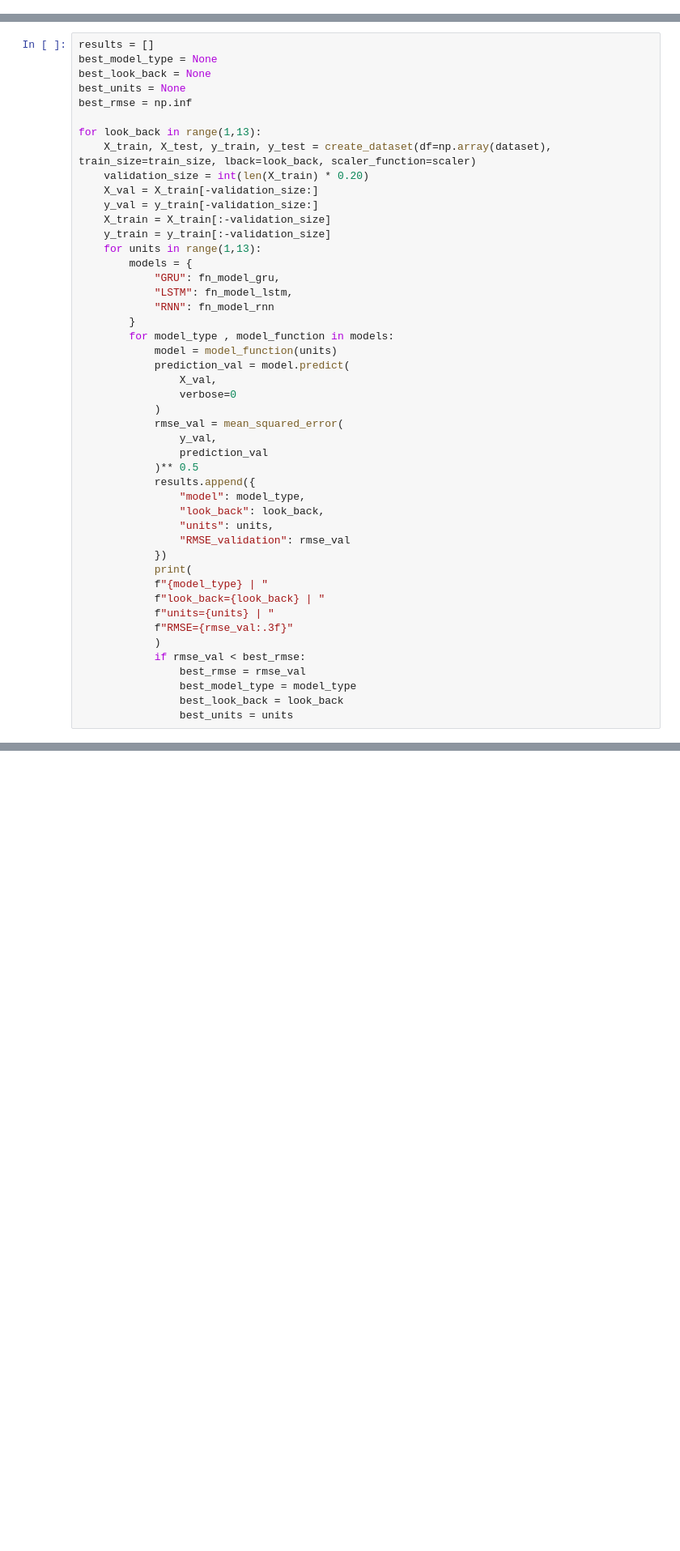
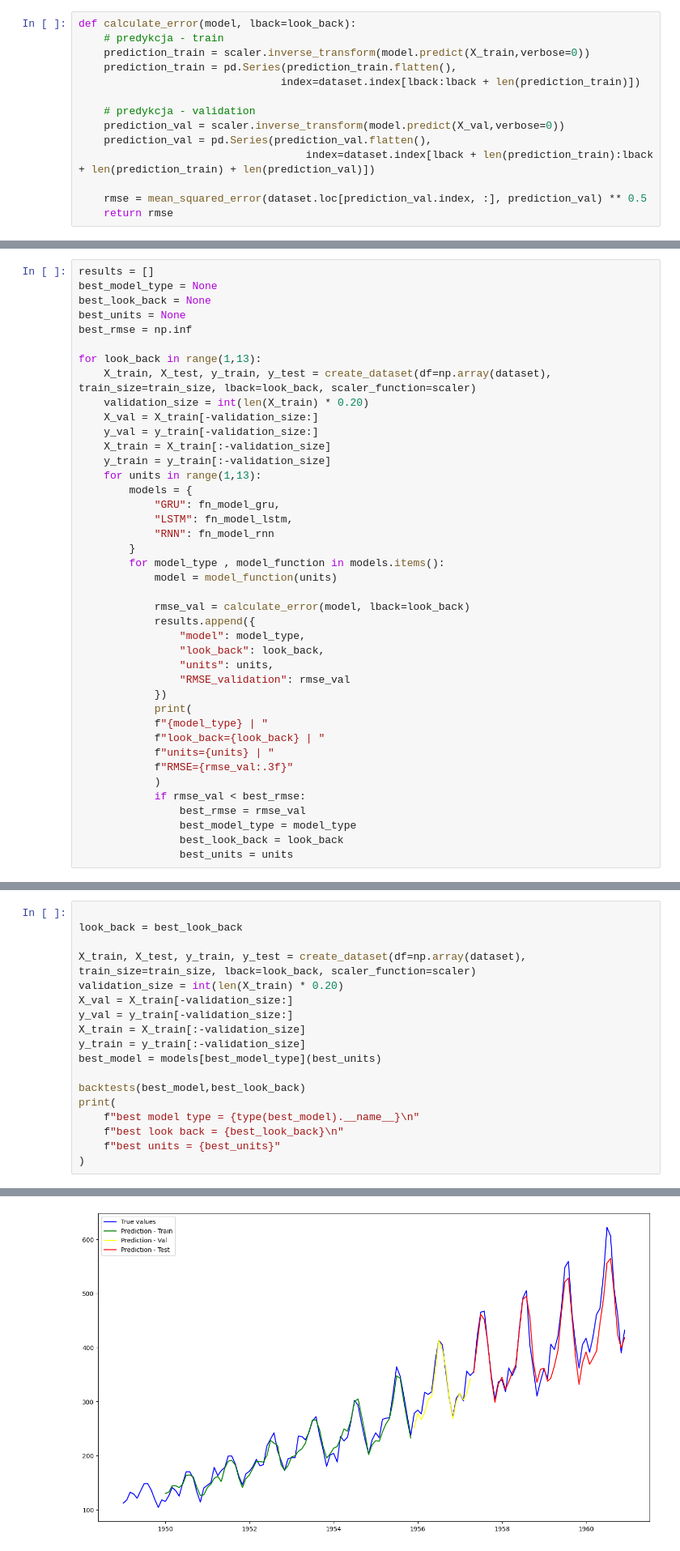
Before and after one commit to karolabramekkodilla/learning-git, a Jupyter notebook: 19.Sieci_konwulcyjne/recur.ipynb, the cells around one changed output, grey strips where cells are left out. Shown at 81% size. Drawn from its saved outputs; the diff is of its cells as text; blank space fills up the shorter version.

```diff
--- a/19.Sieci_konwulcyjne/recur.ipynb
+++ b/19.Sieci_konwulcyjne/recur.ipynb
@@ -111,6 +133,20 @@ def backtests(model, lback=look_back):
     print(f'\nRMSE TEST: {rmse}')
 
 # backtests(model_rnn)
+# %%
+def calculate_error(model, lback=look_back):
+    # predykcja - train
+    prediction_train = scaler.inverse_transform(model.predict(X_train,verbose=0))
+    prediction_train = pd.Series(prediction_train.flatten(),
+                                index=dataset.index[lback:lback + len(prediction_train)])
+
+    # predykcja - validation
+    prediction_val = scaler.inverse_transform(model.predict(X_val,verbose=0))
+    prediction_val = pd.Series(prediction_val.flatten(),
+                                    index=dataset.index[lback + len(prediction_train):lback + len(prediction_train) + len(prediction_val)])
+
+    rmse = mean_squared_error(dataset.loc[prediction_val.index, :], prediction_val) ** 0.5
+    return rmse
 # %%
 def fn_model_lstm(units):
     model_lstm = Sequential()
@@ -147,16 +183,10 @@ for look_back in range(1,13):
             "LSTM": fn_model_lstm,
             "RNN": fn_model_rnn
         }
-        for model_type , model_function in models:
+        for model_type , model_function in models.items():
             model = model_function(units)
-            prediction_val = model.predict(
-                X_val,
-                verbose=0
-            )
-            rmse_val = mean_squared_error(
-                y_val,
-                prediction_val
-            )** 0.5
+
+            rmse_val = calculate_error(model, lback=look_back)
             results.append({
                 "model": model_type,
                 "look_back": look_back,
@@ -176,0 +225,19 @@ for look_back in range(1,13):
+# %%
+
+look_back = best_look_back
+
+X_train, X_test, y_train, y_test = create_dataset(df=np.array(dataset), train_size=train_size, lback=look_back, scaler_function=scaler)
+validation_size = int(len(X_train) * 0.20)
+X_val = X_train[-validation_size:]
+y_val = y_train[-validation_size:]
+X_train = X_train[:-validation_size]
+y_train = y_train[:-validation_size]
+best_model = models[best_model_type](best_units)
+
+backtests(best_model,best_look_back)
+print(
+    f"best model type = {type(best_model).__name__}\n"
+    f"best look back = {best_look_back}\n"
+    f"best units = {best_units}"
+)
+# %% [output]
@@ -176,0 +247 @@ for look_back in range(1,13):
+[figure, added]
```
Also changed, not shown: parts of 5 cells of this notebook, 1 other file.
